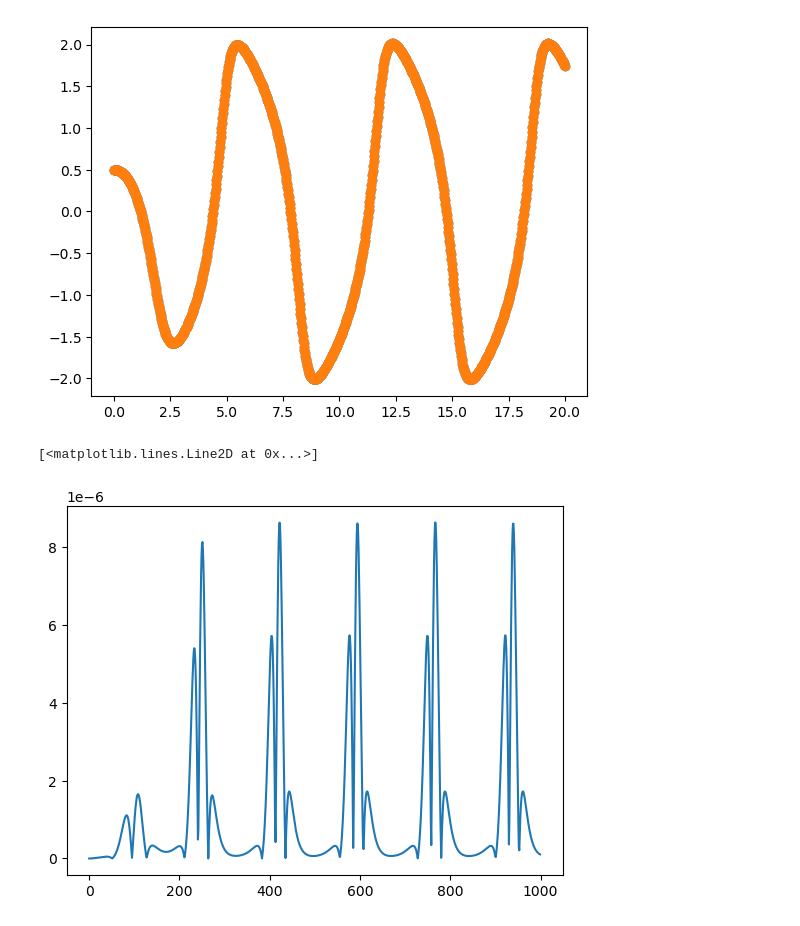
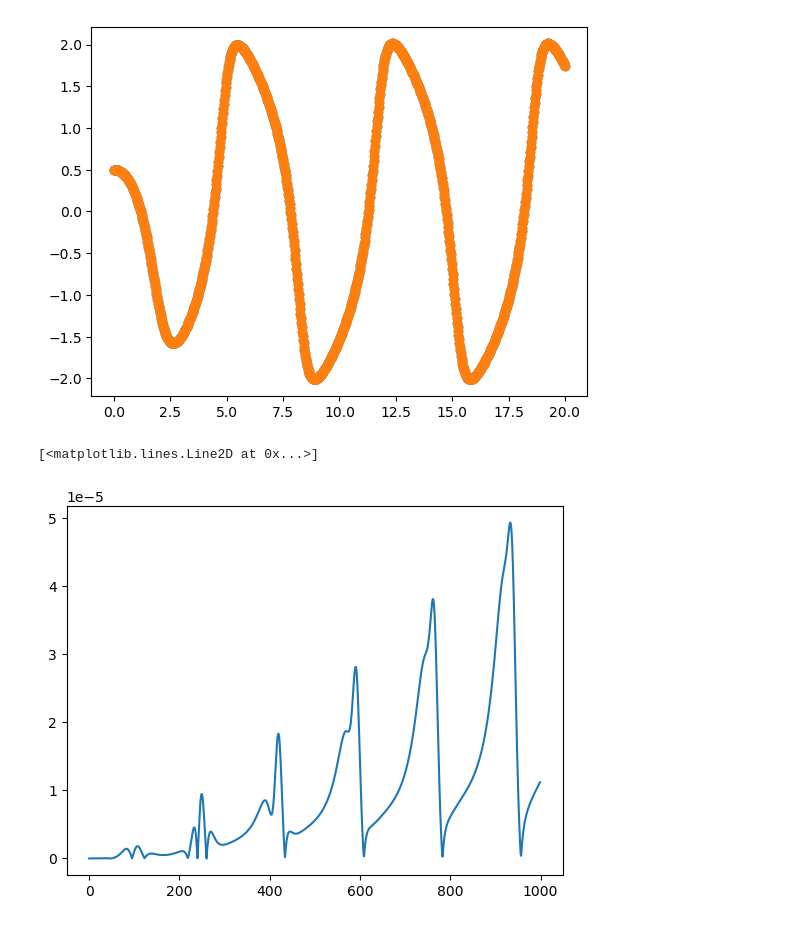
Before and after one commit to andresarias1105/MetodosII_AndresArias_JuanGuzman, a Jupyter notebook: Parcial 2/Rungekutta4-Bashford4-Moulton5.ipynb, the cells around one changed output. Saved outputs shown, nothing was run; the diff lists cells and outputs as text; code cells hidden in the pictures.

```diff
--- a/Parcial 2/Rungekutta4-Bashford4-Moulton5.ipynb
+++ b/Parcial 2/Rungekutta4-Bashford4-Moulton5.ipynb
@@ -87,2 +62,0 @@ def IntegratorRunge(f,r0,t,mu):
-# %%
-IntegratorRunge(System,r0,t,1.3)
@@ -174,7 +129,7 @@ plt.scatter(t,sol2[2])
 <matplotlib.collections.PathCollection at 0x...>
 [figure]
 # %%
-plt.plot(np.abs(sol2[0]-sol2[2]))
+plt.plot(np.abs(sol[:,0]-sol2[2]))
 # %% [output]
 [<matplotlib.lines.Line2D at 0x...>]
-[figure, old version]
+[figure, new version]
```
Also changed, not shown: parts of 3 cells of this notebook.
